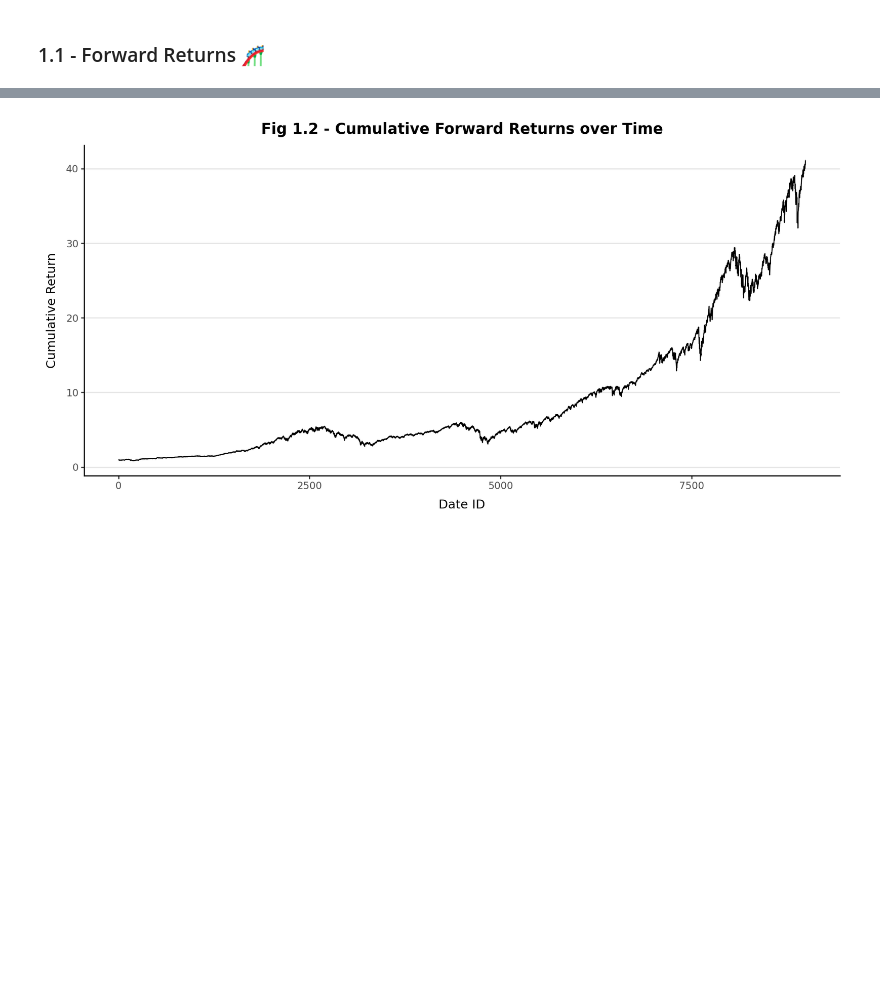
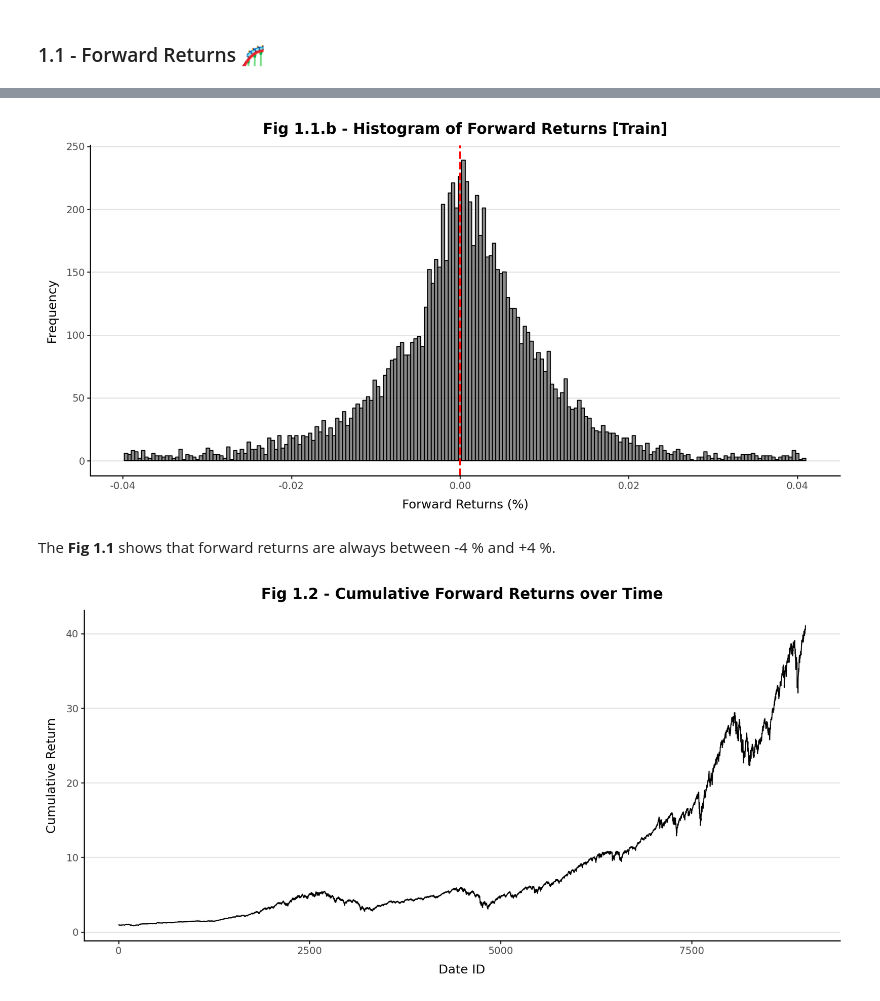
Before and after one commit to PaulCascarino/Kaggle-Hull_Market_Pred, a Jupyter notebook: notebooks/eda.ipynb, the cells around one changed output, grey strips where cells are left out. Cells and saved outputs as stored; diff of their text form; code cells hidden in the pictures; blank space fills up the shorter version.

```diff
--- a/notebooks/eda.ipynb
+++ b/notebooks/eda.ipynb
@@ -68 +101,20 @@ plot
+# %%
+# Histogramme
+hist_plot = (
+    ggplot(df_plot, aes(x='forward_returns'))
+    + geom_histogram(bins=200, color='black', alpha=0.7)
+    + geom_vline(xintercept=0, color='red', linetype='dashed', size=1)  # ligne verticale
+    + labs(
+        title="Fig 1.1.b - Histogram of Forward Returns [Train]",
+        x="Forward Returns (%)",
+        y="Frequency"
+    )
+    + my_theme_classic()
+)
+
+hist_plot
+# %% [output]
+[figure, added]
+# %% [markdown]
+The **Fig 1.1** shows that forward returns are always between -4 % and +4 %.
 # %%
```
Also changed, not shown: parts of 22 cells of this notebook.
